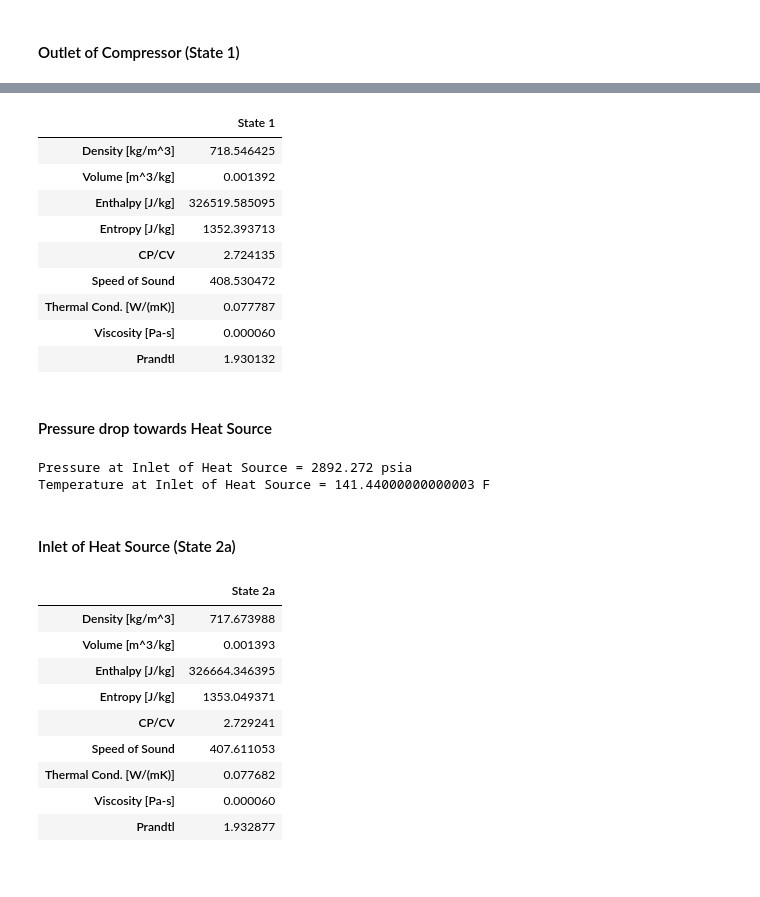
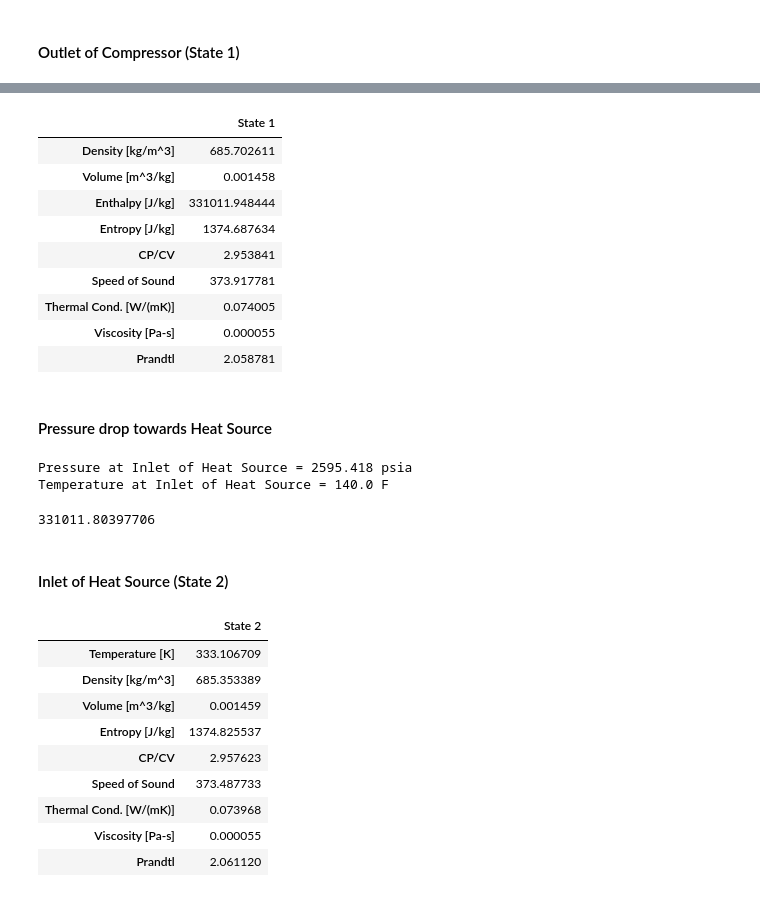
Before and after one commit to Diego-33/Heat_Exchanger_Calcs, a Jupyter notebook: sCO2_Loop_Calcs.ipynb, the cells around one changed output, grey strips where cells are left out. Saved outputs shown, nothing was run; the diff lists cells and outputs as text; code cells hidden in the pictures.

```diff
--- a/sCO2_Loop_Calcs.ipynb
+++ b/sCO2_Loop_Calcs.ipynb
@@ -57,8 +57,8 @@ m_dot = 0.2 # [kg/s]
 #### Outlet of Compressor (State  1)
 # %%
 # Temperature will be compared at end of script
-T1 = 60.8 # [C]
-P1 = 2900 # [psia]
+T1 = 60 # [C]
+P1 = 2600 # [psia]
 
 T1 = T1 + 273.15 # Convert C to Kelvin
 P1 = P1 * 6894.8 # convert psia to Pa
@@ -82,15 +82,15 @@ State_1 = pd.DataFrame(State_1.Output[0:9],
 State_1
 # %% [output]
 |  | State 1 |
-| Density [kg/m^3] | 718.546425 |
-| Volume [m^3/kg] | 0.001392 |
-| Enthalpy [J/kg] | 326519.585095 |
-| Entropy [J/kg] | 1352.393713 |
-| CP/CV | 2.724135 |
-| Speed of Sound | 408.530472 |
-| Thermal Cond. [W/(mK)] | 0.077787 |
-| Viscosity [Pa-s] | 0.000060 |
-| Prandtl | 1.930132 |
+| Density [kg/m^3] | 685.702611 |
+| Volume [m^3/kg] | 0.001458 |
+| Enthalpy [J/kg] | 331011.948444 |
+| Entropy [J/kg] | 1374.687634 |
+| CP/CV | 2.953841 |
+| Speed of Sound | 373.917781 |
+| Thermal Cond. [W/(mK)] | 0.074005 |
+| Viscosity [Pa-s] | 0.000055 |
+| Prandtl | 2.058781 |
 # %% [markdown]
 #### Pressure drop towards Heat Source
 # %%
@@ -116,13 +116,10 @@ Mach_inlet = Velocity / State_1.loc['Speed of Sound','State 1']
 A_eq = ((Mach_inlet**2) * (1 + ((State_1.loc['CP/CV','State 1'] - 1) / 2) * (Mach_inlet**2))) \
         / ((1 + State_1.loc['CP/CV','State 1'] * (Mach_inlet**2) - f_dim)**2)
 
-# Either Mach numbers will be negative. Use the positive value in the following calculations
+# Find the positive outcome to the biquadratic Mach number
 Mach_outlet_1 = math.sqrt((-1 * (1 - 2 * A_eq * State_1.loc['CP/CV','State 1'])\
-                          + ((1 + 2 * A_eq * (State_1.loc['CP/CV','State 1'] + 1))**0.5))\
+                          + ((1 - 2 * A_eq * (State_1.loc['CP/CV','State 1'] + 1))**0.5))\
                          / ((State_1.loc['CP/CV','State 1'] - 1) - 2 * A_eq * State_1.loc['CP/CV','State 1']**2))
-#Mach_outlet_2 = math.sqrt((-1 * (1 - 2 * A_eq * State_1.loc['CP/CV','State 1'])\
-#                          - ((1 + 2 * A_eq * (State_1.loc['CP/CV','State 1'] + 1))**0.5))\
-#                         / ((State_1.loc['CP/CV','State 1'] - 1) - 2 * A_eq * State_1.loc['CP/CV','State 1']**2))
 
 # Find Outlet pressure caused by fanno flow (frictional loss)
 P2 = P1 * (1 + State_1.loc['CP/CV','State 1'] * (Mach_inlet**2) - f_dim) / (1 + State_1.loc['CP/CV','State 1']\
@@ -131,39 +128,47 @@ P2 = P1 * (1 + State_1.loc['CP/CV','State 1'] * (Mach_inlet**2) - f_dim) / (1 +
 print("Pressure at Inlet of Heat Source =", round(P2/6894.8 , 3), "psia")
 print("Temperature at Inlet of Heat Source =" , (T1 - 273.15) * (9/5) + 32, "F")
 # %% [output]
-Pressure at Inlet of Heat Source = 2892.272 psia
-Temperature at Inlet of Heat Source = 141.44000000000003 F
+Pressure at Inlet of Heat Source = 2595.418 psia
+Temperature at Inlet of Heat Source = 140.0 F
+# %%
+# Find the enthalpy at the inlet of the Heat Source
+Enth_2 = (State_1.loc['Enthalpy [J/kg]','State 1'] * (1 + ((State_1.loc['CP/CV','State 1'] - 1) / 2) * Mach_inlet**2)) / \
+            (1 + ((State_1.loc['CP/CV','State 1'] - 1) / 2) * (Mach_outlet_1**2))
+
+Enth_2 # [J/kg]
+# %% [output]
+331011.80397706
 # %% [markdown]
-#### Inlet of Heat Source (State 2a)
+#### Inlet of Heat Source (State 2)
 # %%
 #Pressure and temperature of fluid at inlet of Heat Source
-P2a = P2
-T2a = T1
+P2 = P2
+
 
 # Tube ID (using 1" OD Tubes)
 Tube_HS_ID = .81 * 0.0254 # convert inches to meters
 
 # Obtain fluid properties from the pressure and temperature outlined above
-State_2a = RP.REFPROPdll("CO2","PT","D;V;H;S;CP/CV;W;TCX;VIS;PRANDTL", MASS_BASE_SI,0,0,P2a,T2a,[1.0])
+State_2 = RP.REFPROPdll("CO2","PH","T;D;V;S;CP/CV;W;TCX;VIS;PRANDTL", MASS_BASE_SI,0,0,P2,Enth_2,[1.0])
 
 # Outputs will be placed into data frame for organization
-State_2a = pd.DataFrame(State_2a.Output[0:9],
-            index = ['Density [kg/m^3]', 'Volume [m^3/kg]', 'Enthalpy [J/kg]', 'Entropy [J/kg]',
+State_2 = pd.DataFrame(State_2.Output[0:9],
+            index = ['Temperature [K]', 'Density [kg/m^3]', 'Volume [m^3/kg]', 'Entropy [J/kg]',
                      'CP/CV', 'Speed of Sound', 'Thermal Cond. [W/(mK)]', 'Viscosity [Pa-s]', 'Prandtl'],
-            columns = ['State 2a'])
+            columns = ['State 2'])
 
 # Display the data frame
-State_2a
+State_2
 # %% [output]
-|  | State 2a |
-| Density [kg/m^3] | 717.673988 |
-| Volume [m^3/kg] | 0.001393 |
-| Enthalpy [J/kg] | 326664.346395 |
-| Entropy [J/kg] | 1353.049371 |
-| CP/CV | 2.729241 |
-| Speed of Sound | 407.611053 |
-| Thermal Cond. [W/(mK)] | 0.077682 |
-| Viscosity [Pa-s] | 0.000060 |
-| Prandtl | 1.932877 |
+|  | State 2 |
+| Temperature [K] | 333.106709 |
+| Density [kg/m^3] | 685.353389 |
+| Volume [m^3/kg] | 0.001459 |
+| Entropy [J/kg] | 1374.825537 |
+| CP/CV | 2.957623 |
+| Speed of Sound | 373.487733 |
+| Thermal Cond. [W/(mK)] | 0.073968 |
+| Viscosity [Pa-s] | 0.000055 |
+| Prandtl | 2.061120 |
 # %%
 # Find Velocity, Reynolds Number, and darcy friction factor (assuming smooth pipe)
```
Also changed, not shown: parts of 37 cells of this notebook, 4 other files.
